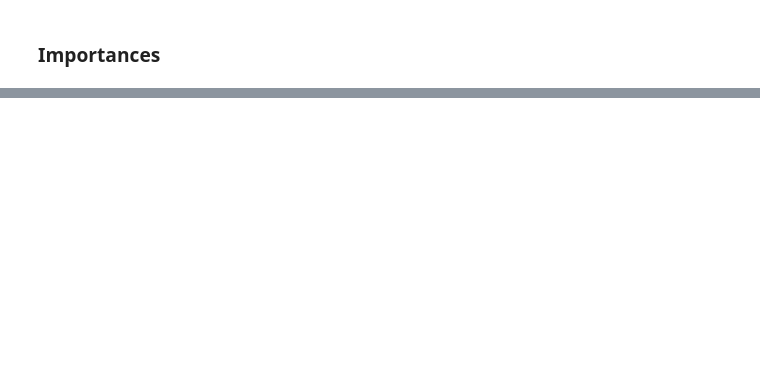
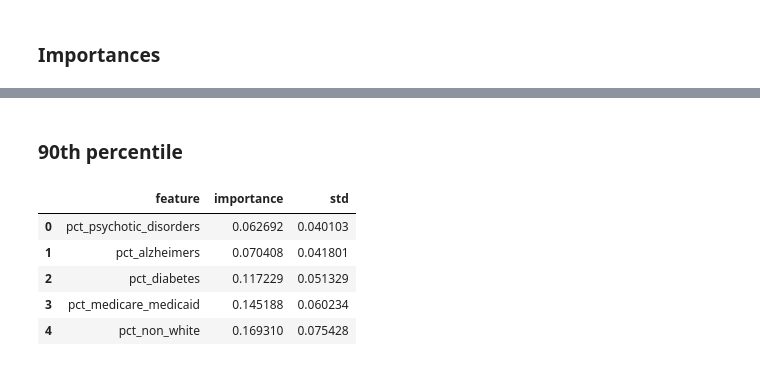
Before and after one commit to DS4A-2023-Team-20/ca-sdoh, a Jupyter notebook: code/jess/summarize_conditions_models.ipynb, the cells around one changed output, grey strips where cells are left out. Cells and saved outputs as stored; diff of their text form; code cells hidden in the pictures; blank space fills up the shorter version.

Commit message:
90th percentile rr analysis

```diff
--- a/code/jess/summarize_conditions_models.ipynb
+++ b/code/jess/summarize_conditions_models.ipynb
@@ -153,0 +142,2 @@ plt.savefig(FIGURES_PATH / f_name, dpi=300, bbox_inches="tight")
+# %% [markdown]
+### 90th percentile
@@ -153,0 +163,9 @@ plt.savefig(FIGURES_PATH / f_name, dpi=300, bbox_inches="tight")
+# %%
+top5
+# %% [output]
+|  | feature | importance | std |
+| 0 | pct_psychotic_disorders | 0.062692 | 0.040103 |
+| 1 | pct_alzheimers | 0.070408 | 0.041801 |
+| 2 | pct_diabetes | 0.117229 | 0.051329 |
+| 3 | pct_medicare_medicaid | 0.145188 | 0.060234 |
+| 4 | pct_non_white | 0.169310 | 0.075428 |
```
Also changed, not shown: parts of 13 cells of this notebook, 10 other files.
